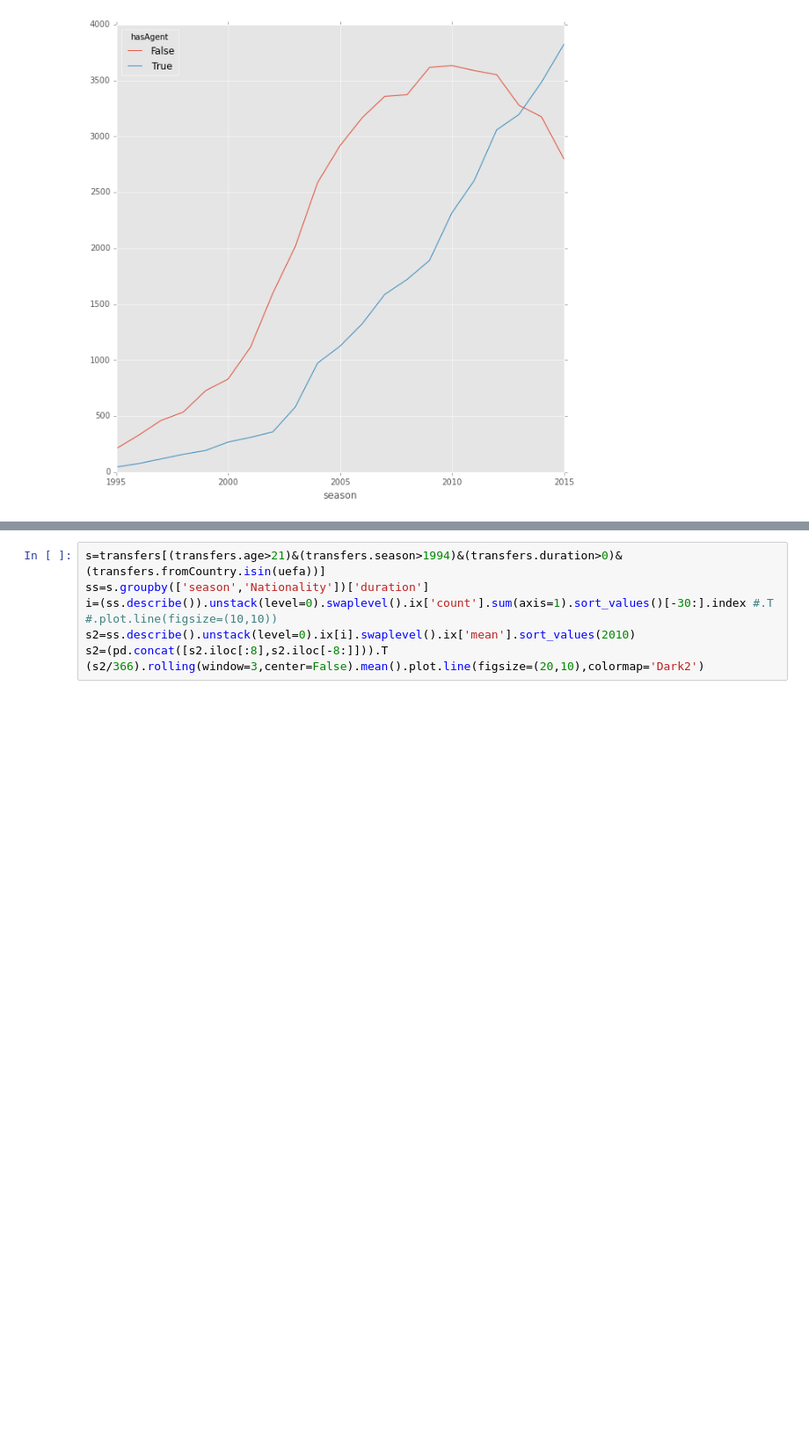
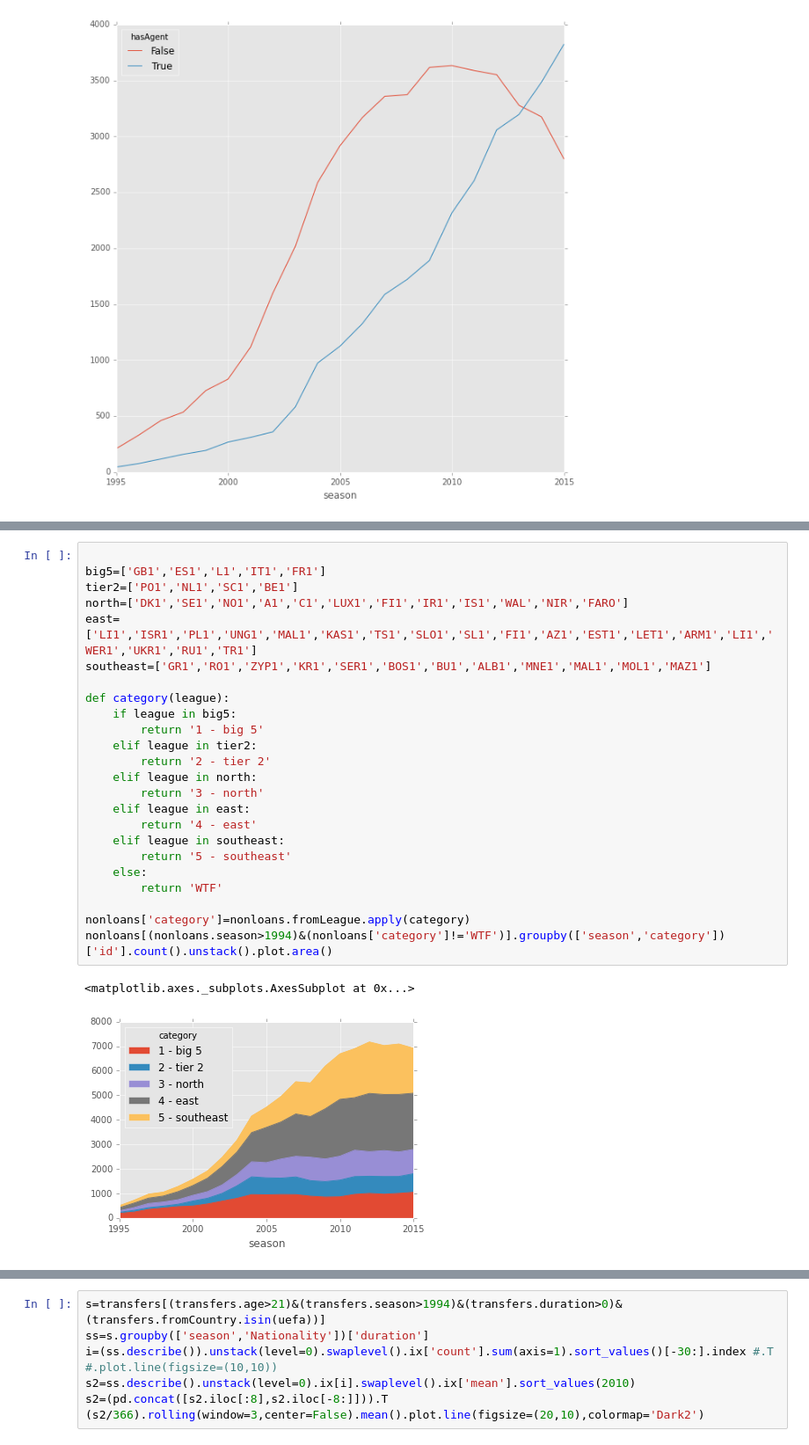
Before and after one commit to kebuhcah/soccer-history, a Jupyter notebook: notebooks/contract_length.ipynb, the cells around one changed output, grey strips where cells are left out. Shown at 88% size. Saved outputs shown, nothing was run; the diff lists cells and outputs as text; blank space fills up the shorter version.

```diff
--- a/notebooks/contract_length.ipynb
+++ b/notebooks/contract_length.ipynb
@@ -184,0 +215,27 @@ s2=ss.describe().unstack(level=0).ix[i].swaplevel().ix['mean'].sort_values(2015)
+# %%
+
+big5=['GB1','ES1','L1','IT1','FR1']
+tier2=['PO1','NL1','SC1','BE1']
+north=['DK1','SE1','NO1','A1','C1','LUX1','FI1','IR1','IS1','WAL','NIR','FARO']
+east=['LI1','ISR1','PL1','UNG1','MAL1','KAS1','TS1','SLO1','SL1','FI1','AZ1','EST1','LET1','ARM1','LI1','WER1','UKR1','RU1','TR1']
+southeast=['GR1','RO1','ZYP1','KR1','SER1','BOS1','BU1','ALB1','MNE1','MAL1','MOL1','MAZ1']
+
+def category(league):
+    if league in big5:
+        return '1 - big 5'
+    elif league in tier2:
+        return '2 - tier 2'
+    elif league in north:
+        return '3 - north'
+    elif league in east:
+        return '4 - east'
+    elif league in southeast:
+        return '5 - southeast'
+    else:
+        return 'WTF'
+
+nonloans['category']=nonloans.fromLeague.apply(category)
+nonloans[(nonloans.season>1994)&(nonloans['category']!='WTF')].groupby(['season','category'])['id'].count().unstack().plot.area()
+# %% [output]
+<matplotlib.axes._subplots.AxesSubplot at 0x...>
+[figure, added]
```
Also changed, not shown: parts of 6 cells of this notebook, 5 other files.
